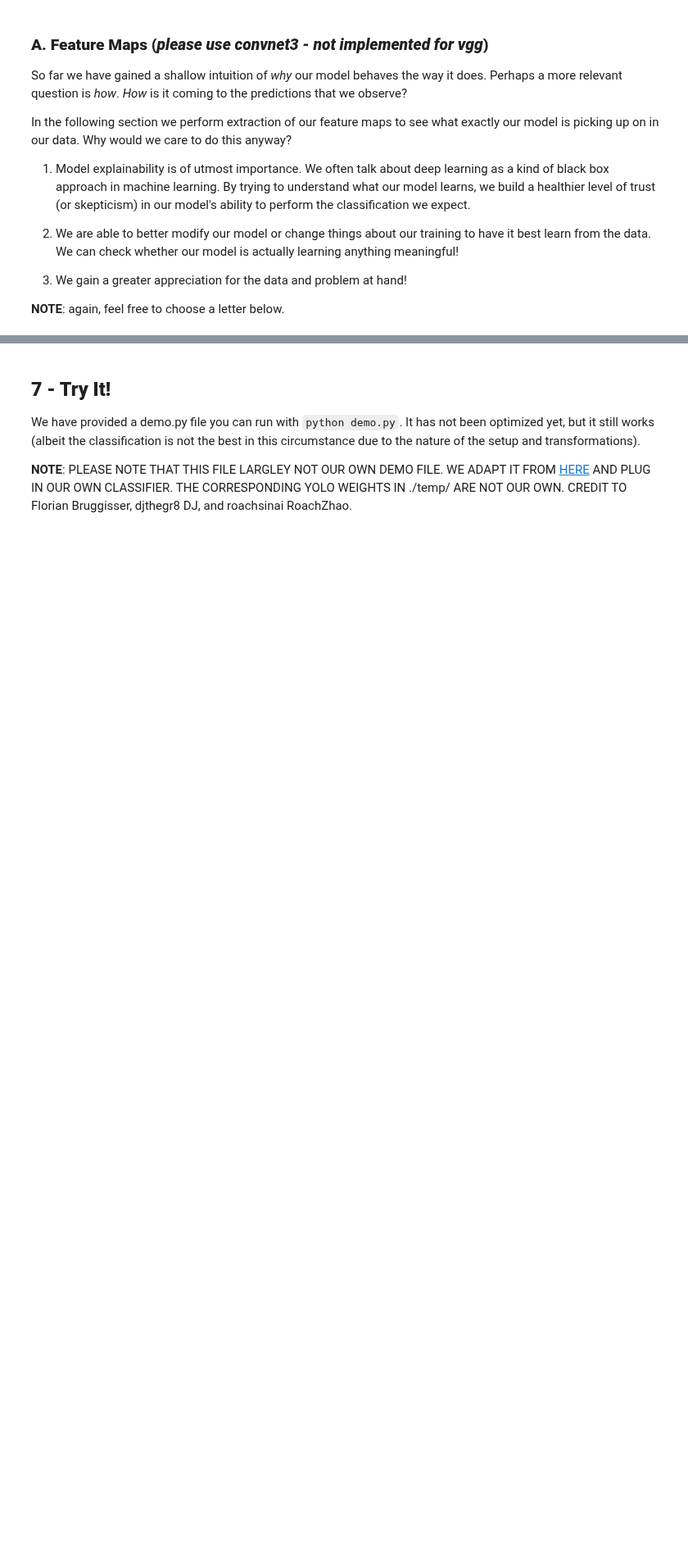
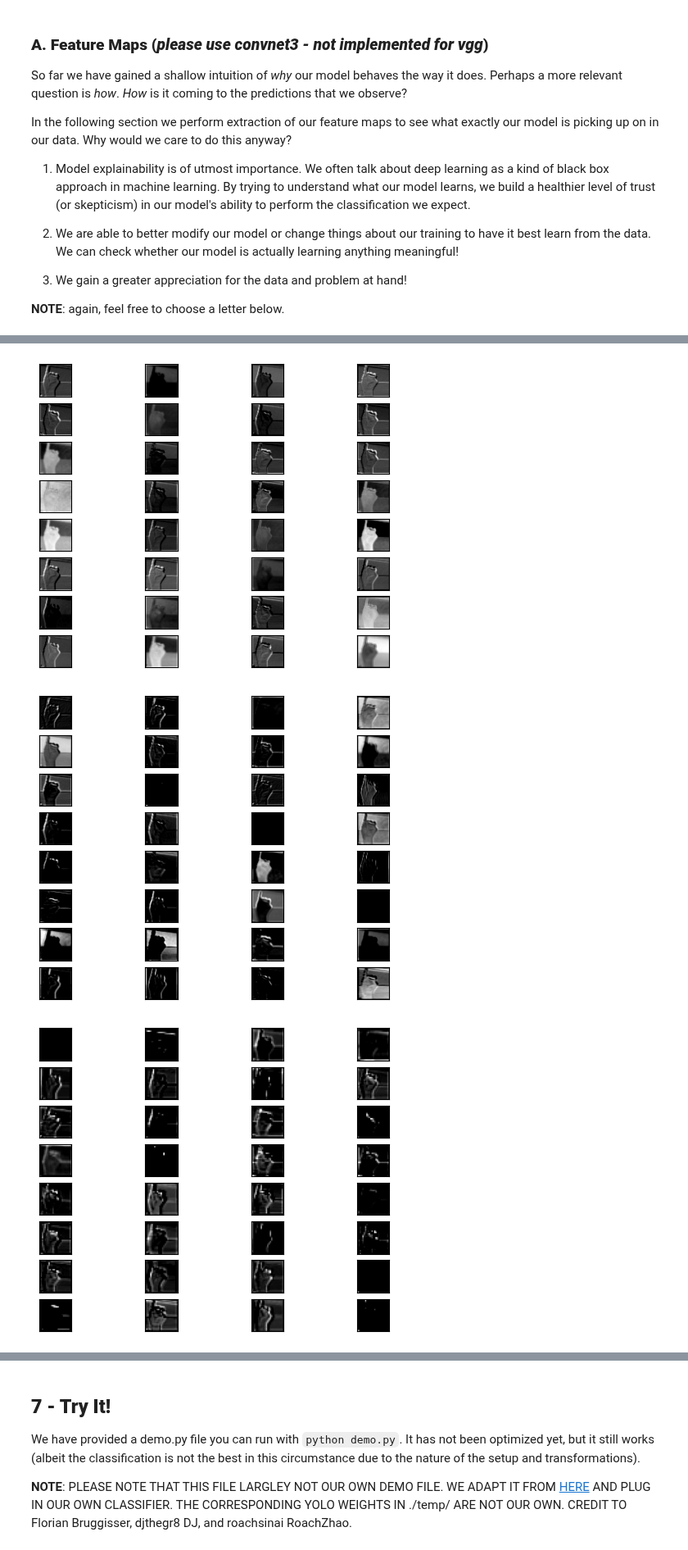
Before and after one commit to Joeshmoe03/ASL-classification, a Jupyter notebook: end_to_end.ipynb, the cells around one changed output, grey strips where cells are left out. Shown at 82% size. Saved outputs shown, nothing was run; the diff lists cells and outputs as text; code cells hidden in the pictures; blank space fills up the shorter version.

```diff
--- a/end_to_end.ipynb
+++ b/end_to_end.ipynb
@@ -771,26 +769,31 @@ In the following section we perform extraction of our feature maps to see what e
 # %%
 letter = 'C'
 # %%
-def feature_map_convnet3(cur_model, sample_image):
-    """
-    Visualizes the feature maps of a given model and sample image.
-    """
-    print(cur_model.summary())
+def getFeatureMap(model, img, img_size=(50, 50)):
+    '''
+    Function to get the feature maps of the convolutional layers of a model.
+    '''
+    layer_ix = []
+    for layer in model.layers:
+
+        # We only want the convolutional layers feature maps
+        if 'conv' not in layer.name:
+            continue
+
+        # append the index of the layer
+        layer_ix.append(model.layers.index(layer))
 
     # redefine model to output right after the first hidden layer
     # new_model = Model(inputs=cur_model.inputs, outputs=cur_model.layers[11].output)
-    ixs = [3,7,11]
-    outputs = [model.layers[i].output for i in ixs]
+    outputs = [model.layers[i].output for i in layer_ix]
     new_model = Model(inputs=model.inputs, outputs=outputs)
 
-    test_img = cv2.resize(sample_image, (64, 64), interpolation=cv2.INTER_NEAREST)
-    test_img = tf.image.convert_image_dtype(test_img, tf.float32)
-    test_img = np.expand_dims(test_img, axis=0)
+    # resize the image and preprocess it.
+    img = cv2.resize(img, img_size, interpolation=cv2.INTER_NEAREST)
+    img = tf.image.convert_image_dtype(img, tf.float32)
+    img = np.expand_dims(img, axis=0)
 
-    # get feature map for first hidden layer
-    feature_maps = new_model.predict(test_img)
-    # plot all 64 maps in an 8x8 squares
-    square = 8
+    feature_maps = new_model.predict(img)
     for fmap in feature_maps:
         ix = 1
         for _ in range(8):
@@ -803,6 +806,9 @@ def feature_map_convnet3(cur_model, sample_image):
                 plt.imshow(fmap[0, :, :, ix-1], cmap='gray')
                 ix += 1
         # show the figure
-        # plt.savefig('temp/feature_map.png')
         plt.show()
     return
+
+test_featuremap_img = cv2.imread(f'data/asl_alphabet_test/asl_alphabet_test/{letter}_test.jpg')
+getFeatureMap(model, test_featuremap_img, img_size)
+# %% [output]
@@ -808,0 +816,3 @@ def feature_map_convnet3(cur_model, sample_image):
+[figure, added]
+[figure, added]
+[figure, added]
```
Also changed, not shown: parts of 11 cells of this notebook, 9 other files.
